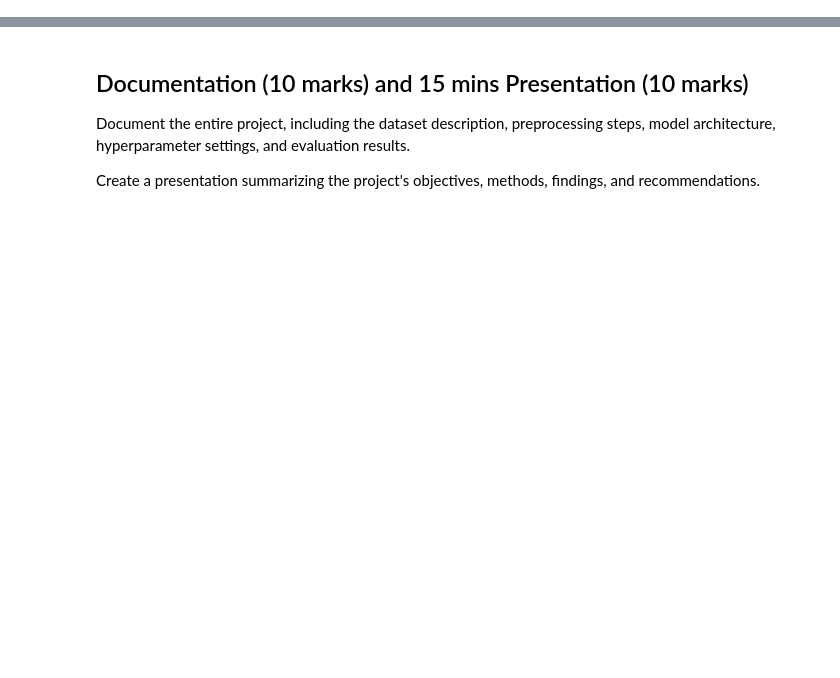
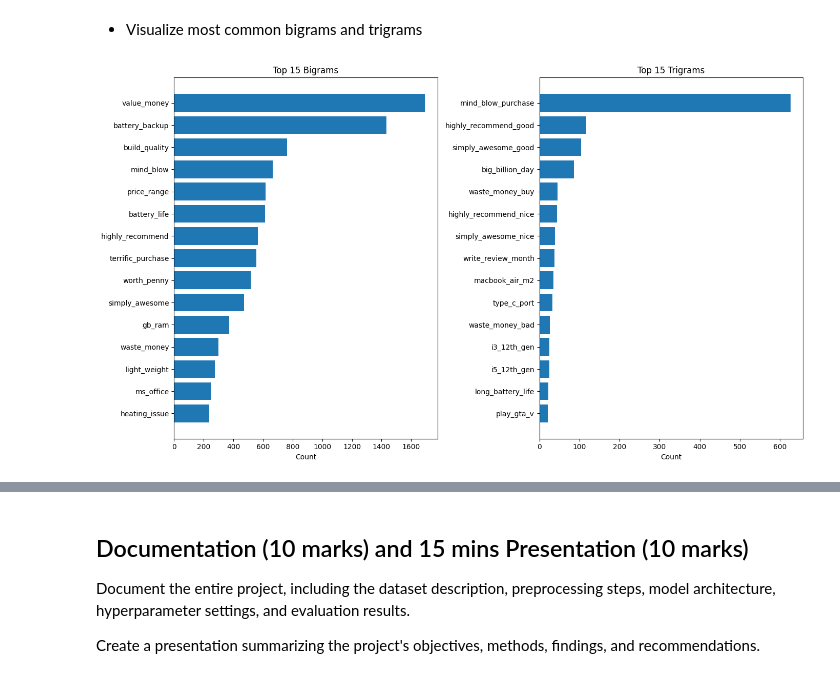
Before and after one commit to innozent/nlp_project2, a Jupyter notebook: Pholsomboon_1254311.ipynb, the cells around one changed output, grey strips where cells are left out. Cells and saved outputs as stored; diff of their text form; code cells hidden in the pictures; blank space fills up the shorter version.

```diff
--- a/Pholsomboon_1254311.ipynb
+++ b/Pholsomboon_1254311.ipynb
@@ -317,0 +154,11 @@ best_lda = grid_lda.best_estimator_
+# %%
+min_tokens = 5
+rows_before_filter = len(df)
+print(f"Rows before filtering short reviews: {rows_before_filter}")
+
+# Filter out reviews with fewer than min_tokens after preprocessing
+df = df[df['combined_tokens'].apply(len) >= min_tokens].copy() # Use .copy() to avoid SettingWithCopyWarning
+
+rows_after_filter = len(df)
+print(f"Rows after filtering (< {min_tokens} tokens): {rows_after_filter}")
+print(f"Removed {rows_before_filter - rows_after_filter} short reviews.")
@@ -317,0 +203,51 @@ best_lda = grid_lda.best_estimator_
+# %% [markdown]
+- Visualize most common bigrams and trigrams
+# %%
+# Display the most common bigrams and trigrams
+bigram_phrases = []
+# Get the most common bigrams from the tokenized documents
+bigram_counter = Counter()
+for doc in docs_bigrams:
+    for i in range(len(doc) - 1):
+        if '_' in doc[i]:  # This is a bigram
+            bigram_counter[doc[i]] += 1
+
+# Get top 20 bigrams
+top_bigrams = bigram_counter.most_common(20)
+
+# Get most common trigrams from the tokenized documents
+trigram_counter = Counter()
+for doc in docs_trigrams:
+    for token in doc:
+        if token.count('_') == 2:  # This is a trigram
+            trigram_counter[token] += 1
+
+# Get top 20 trigrams
+top_trigrams = trigram_counter.most_common(20)
+
+# Visualize top bigrams and trigrams
+# Plot bigrams
+plt.figure(figsize=(14, 8))
+plt.subplot(1, 2, 1)
+bigram_words, bigram_counts = zip(*top_bigrams[:15]) if top_bigrams else ([], [])
+bigram_words = bigram_words[::-1]
+bigram_counts = bigram_counts[::-1]
+plt.barh(range(len(bigram_words)), bigram_counts, align='center')
+plt.yticks(range(len(bigram_words)), bigram_words)
+plt.title('Top 15 Bigrams')
+plt.xlabel('Count')
+
+# Plot trigrams
+plt.subplot(1, 2, 2)
+trigram_words, trigram_counts = zip(*top_trigrams[:15]) if top_trigrams else ([], [])
+trigram_words = trigram_words[::-1]
+trigram_counts = trigram_counts[::-1]
+plt.barh(range(len(trigram_words)), trigram_counts, align='center')
+plt.yticks(range(len(trigram_words)), trigram_words)
+plt.title('Top 15 Trigrams')
+plt.xlabel('Count')
+
+plt.tight_layout()
+plt.show()
+# %% [output]
+[figure, added]
```
Also changed, not shown: parts of 53 cells of this notebook, 4 other files.
